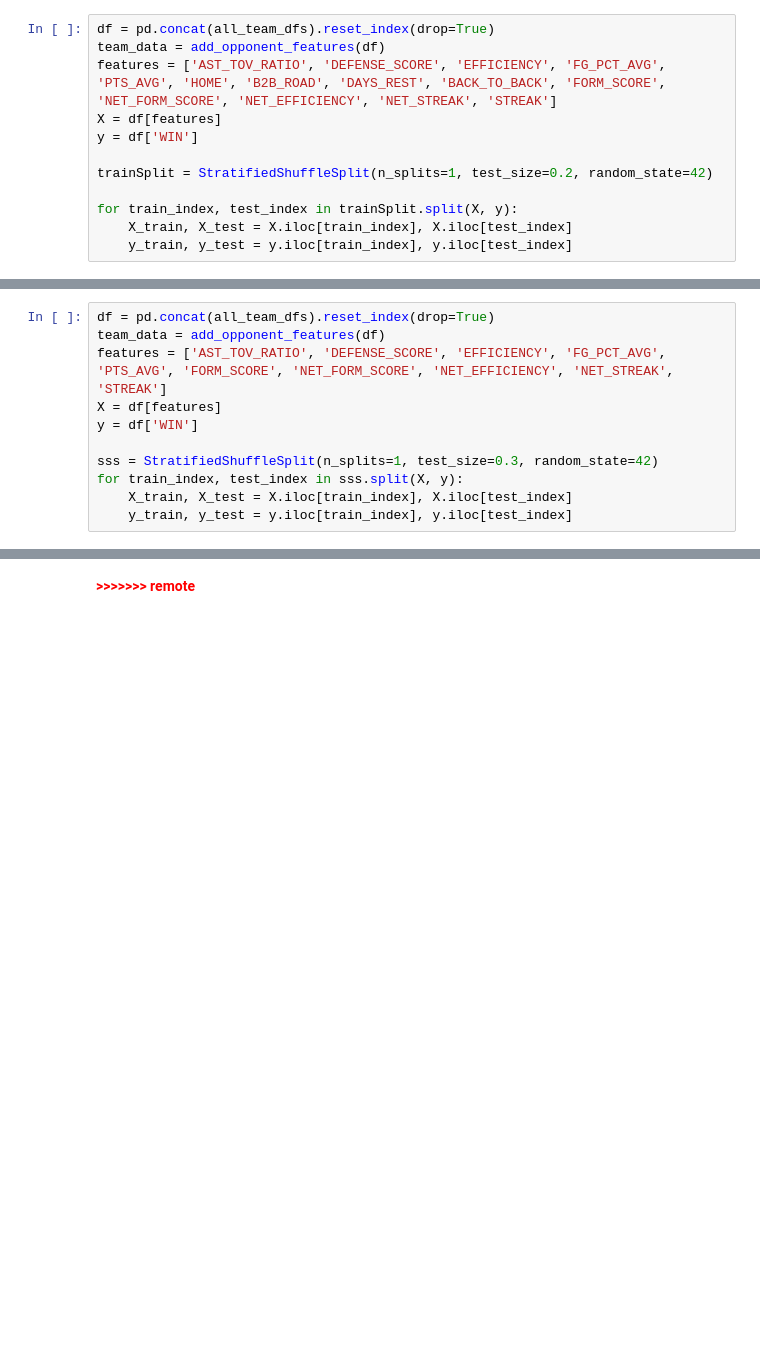
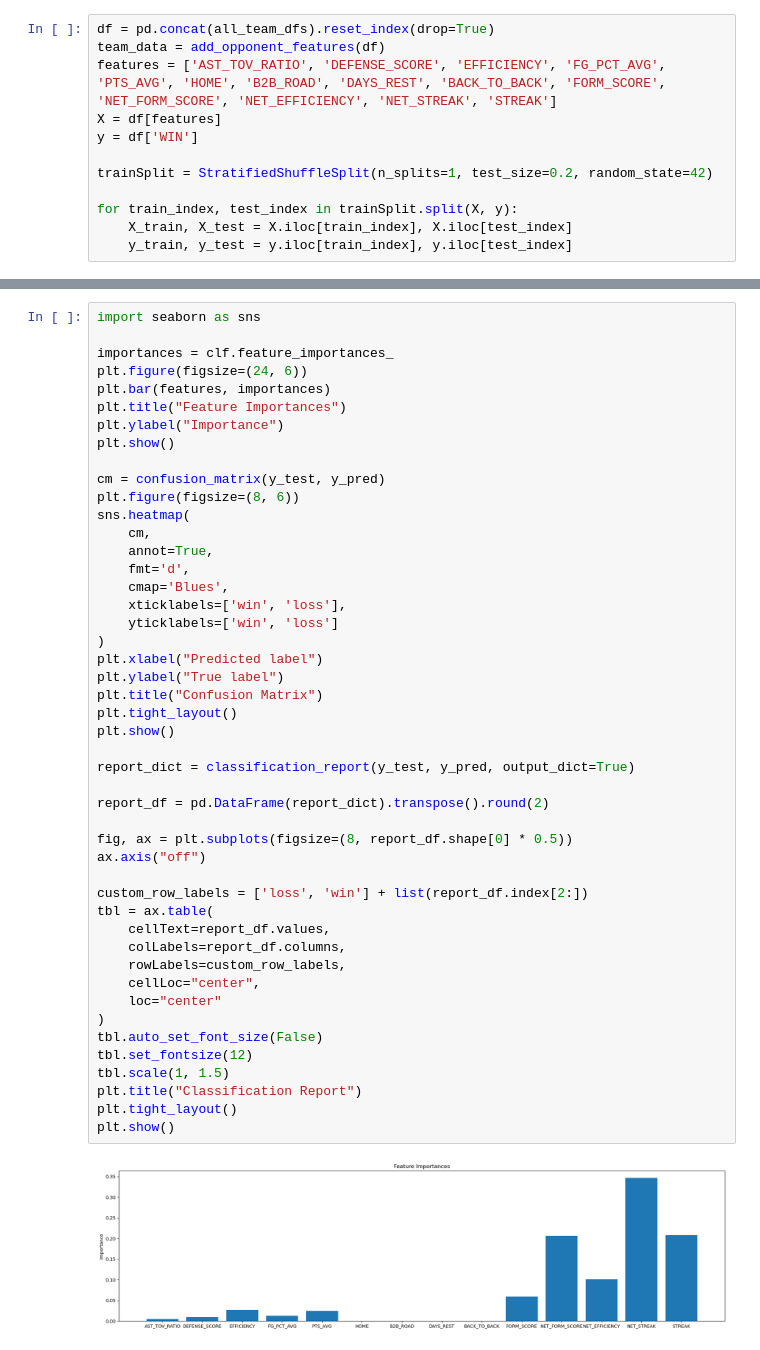
Before and after one commit to al3jandroR/nba_predictions, a Jupyter notebook: nba_predictions.ipynb, the cells around one changed output, grey strips where cells are left out. Drawn from its saved outputs; the diff is of its cells as text; blank space fills up the shorter version.

```diff
--- a/nba_predictions.ipynb
+++ b/nba_predictions.ipynb
@@ -651,11 +443,0 @@ Loading Charlotte Hornets - 2024-25...
-# %%
-df = pd.concat(all_team_dfs).reset_index(drop=True)
-team_data = add_opponent_features(df)
-features = ['AST_TOV_RATIO', 'DEFENSE_SCORE', 'EFFICIENCY', 'FG_PCT_AVG', 'PTS_AVG', 'FORM_SCORE', 'NET_FORM_SCORE', 'NET_EFFICIENCY', 'NET_STREAK', 'STREAK']
-X = df[features]
-y = df['WIN']
-
-sss = StratifiedShuffleSplit(n_splits=1, test_size=0.3, random_state=42)
-for train_index, test_index in sss.split(X, y):
-    X_train, X_test = X.iloc[train_index], X.iloc[test_index]
-    y_train, y_test = y.iloc[train_index], y.iloc[test_index]
@@ -828,2 +444,49 @@ None
-# %% [markdown]
-<span style="color:red"><b>>>>>>>> remote</b></span>
+# %%
+import seaborn as sns
+
+importances = clf.feature_importances_
+plt.figure(figsize=(24, 6))
+plt.bar(features, importances)
+plt.title("Feature Importances")
+plt.ylabel("Importance")
+plt.show()
+
+cm = confusion_matrix(y_test, y_pred)
+plt.figure(figsize=(8, 6))
+sns.heatmap(
+    cm,
+    annot=True,
+    fmt='d',
+    cmap='Blues',
+    xticklabels=['win', 'loss'],
+    yticklabels=['win', 'loss']
+)
+plt.xlabel("Predicted label")
+plt.ylabel("True label")
+plt.title("Confusion Matrix")
+plt.tight_layout()
+plt.show()
+
+report_dict = classification_report(y_test, y_pred, output_dict=True)
+
+report_df = pd.DataFrame(report_dict).transpose().round(2)
+
+fig, ax = plt.subplots(figsize=(8, report_df.shape[0] * 0.5))
+ax.axis("off")
+
+custom_row_labels = ['loss', 'win'] + list(report_df.index[2:])
+tbl = ax.table(
+    cellText=report_df.values,
+    colLabels=report_df.columns,
+    rowLabels=custom_row_labels,
+    cellLoc="center",
+    loc="center"
+)
+tbl.auto_set_font_size(False)
+tbl.set_fontsize(12)
+tbl.scale(1, 1.5)
+plt.title("Classification Report")
+plt.tight_layout()
+plt.show()
+# %% [output]
+[figure, added]
```
Also changed, not shown: parts of 40 cells of this notebook, 31 other files.
